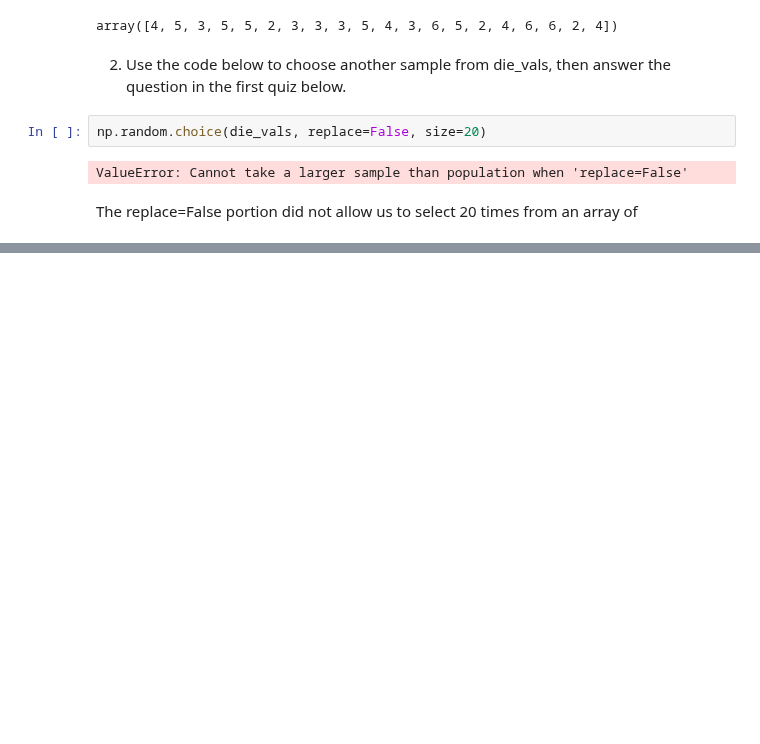
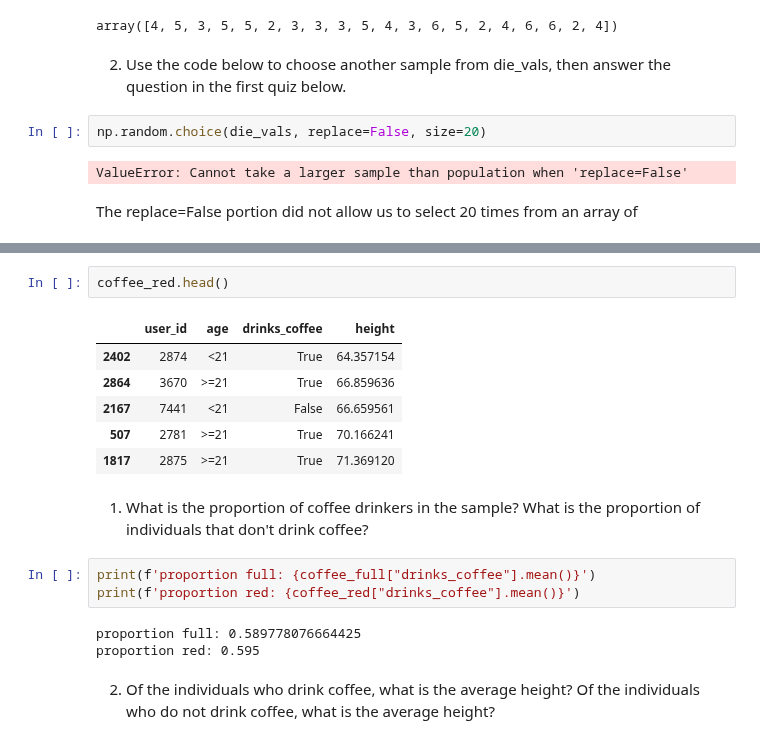
Before and after one commit to vpontello/DataScience_Nanodegree, a Jupyter notebook: 00_Extracurricular/02_Practical_Statistics/practical_statistics.ipynb, the cells around one changed output, grey strips where cells are left out. Cells and saved outputs as stored; diff of their text form; blank space fills up the shorter version.

```diff
--- a/00_Extracurricular/02_Practical_Statistics/practical_statistics.ipynb
+++ b/00_Extracurricular/02_Practical_Statistics/practical_statistics.ipynb
@@ -998,0 +1023,19 @@ The replace=False portion did not allow us to select 20 times from an array of
+# %%
+coffee_red.head()
+# %% [output]
+|  | user_id | age | drinks_coffee | height |
+| 2402 | 2874 | <21 | True | 64.357154 |
+| 2864 | 3670 | >=21 | True | 66.859636 |
+| 2167 | 7441 | <21 | False | 66.659561 |
+| 507 | 2781 | >=21 | True | 70.166241 |
+| 1817 | 2875 | >=21 | True | 71.369120 |
+# %% [markdown]
+1. What is the proportion of coffee drinkers in the sample? What is the proportion of individuals that don't drink coffee?
+# %%
+print(f'proportion full: {coffee_full["drinks_coffee"].mean()}')
+print(f'proportion red: {coffee_red["drinks_coffee"].mean()}')
+# %% [output]
+proportion full: 0.589778076664425
+proportion red: 0.595
+# %% [markdown]
+2. Of the individuals who drink coffee, what is the average height? Of the individuals who do not drink coffee, what is the average height?
```
Also changed, not shown: parts of 16 cells of this notebook, 1 other file.
